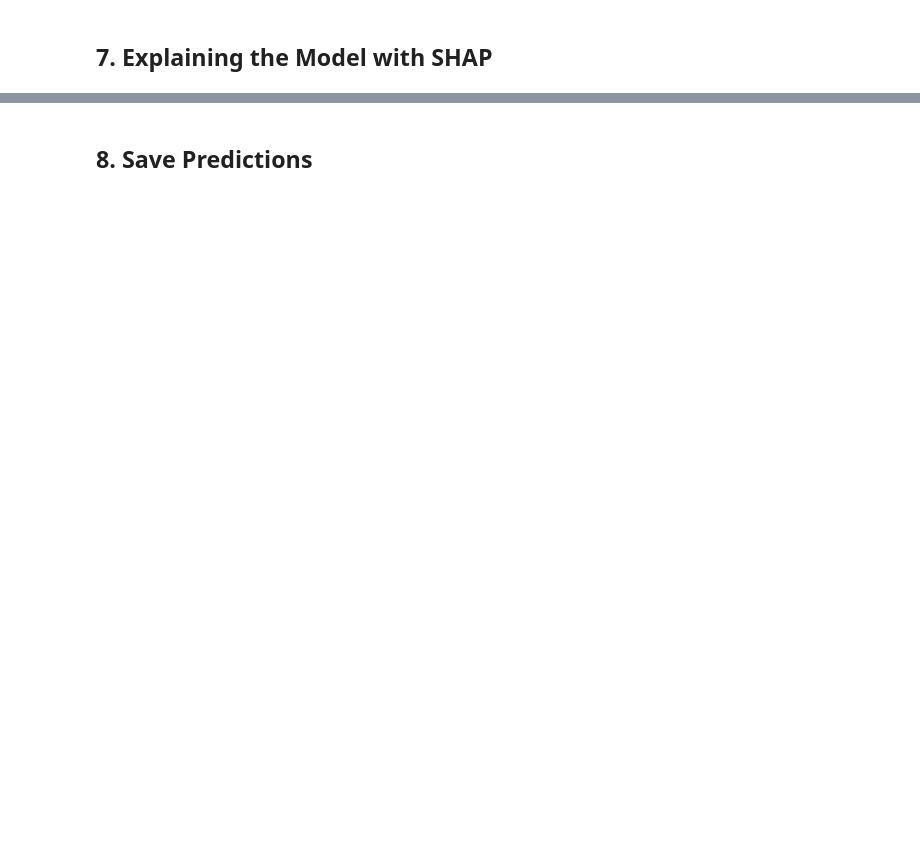
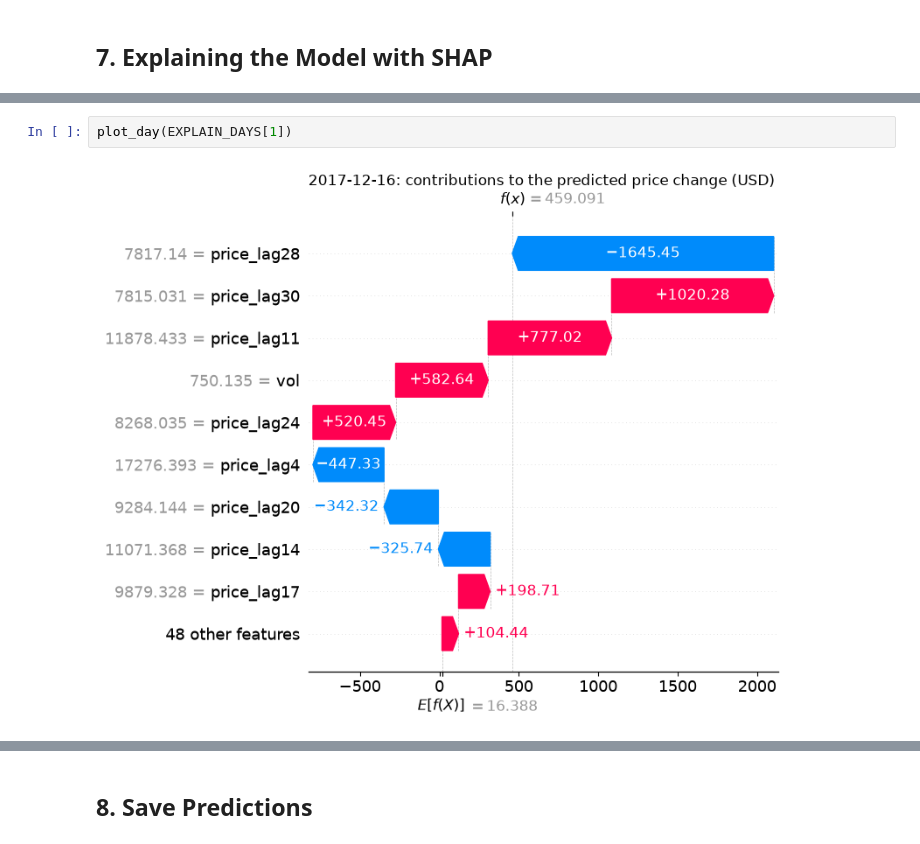
Before and after one commit to hubertantoniewicz/Bitcoin_Price_Prediction_xAI, a Jupyter notebook: BTC_Prediction_xAI_hu827797.ipynb, the cells around one changed output, grey strips where cells are left out. Drawn from its saved outputs; the diff is of its cells as text; blank space fills up the shorter version.

```diff
--- a/BTC_Prediction_xAI_hu827797.ipynb
+++ b/BTC_Prediction_xAI_hu827797.ipynb
@@ -561,0 +666,4 @@ errors.reindex(errors['error'].abs().sort_values(ascending=False).index).head(5)
+# %%
+plot_day(EXPLAIN_DAYS[1])
+# %% [output]
+[figure, added]
```
Also changed, not shown: parts of 16 cells of this notebook.
